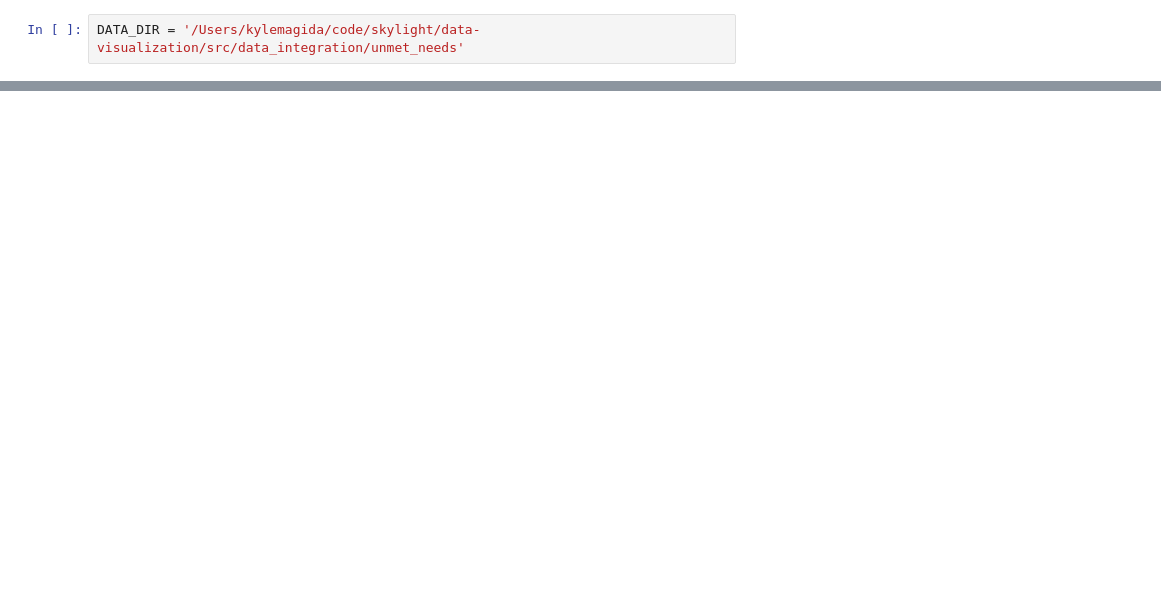
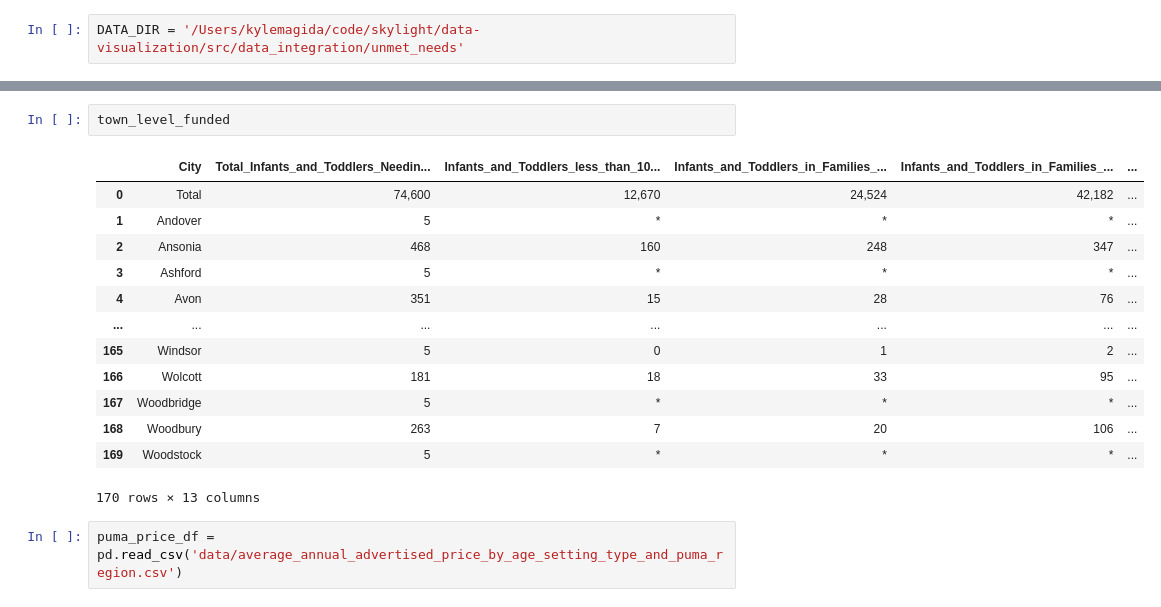
Before and after one commit to ctoec/data-visualization, a Jupyter notebook: src/data_integration/unmet_needs/view_shapefiles.ipynb, the cells around one changed output, grey strips where cells are left out. Cells and saved outputs as stored; diff of their text form; blank space fills up the shorter version.

```diff
--- a/src/data_integration/unmet_needs/view_shapefiles.ipynb
+++ b/src/data_integration/unmet_needs/view_shapefiles.ipynb
@@ -10,0 +67,18 @@ FileNotFoundError: [Errno 2] No such file or directory: 'overall_supply_and_esti
+# %%
+town_level_funded
+# %% [output]
+|  | City | Total_Infants_and_Toddlers_Needin... | Infants_and_Toddlers_less_than_10... | Infants_and_Toddlers_in_Families_... | Infants_and_Toddlers_in_Families_... | ... |
+| 0 | Total | 74,600 | 12,670 | 24,524 | 42,182 | ... |
+| 1 | Andover | 5 | * | * | * | ... |
+| 2 | Ansonia | 468 | 160 | 248 | 347 | ... |
+| 3 | Ashford | 5 | * | * | * | ... |
+| 4 | Avon | 351 | 15 | 28 | 76 | ... |
+| ... | ... | ... | ... | ... | ... | ... |
+| 165 | Windsor | 5 | 0 | 1 | 2 | ... |
+| 166 | Wolcott | 181 | 18 | 33 | 95 | ... |
+| 167 | Woodbridge | 5 | * | * | * | ... |
+| 168 | Woodbury | 263 | 7 | 20 | 106 | ... |
+| 169 | Woodstock | 5 | * | * | * | ... |
+170 rows × 13 columns
+# %%
+puma_price_df = pd.read_csv('data/average_annual_advertised_price_by_age_setting_type_and_puma_region.csv')
```
Also changed, not shown: parts of 9 cells of this notebook, 1 other file.
